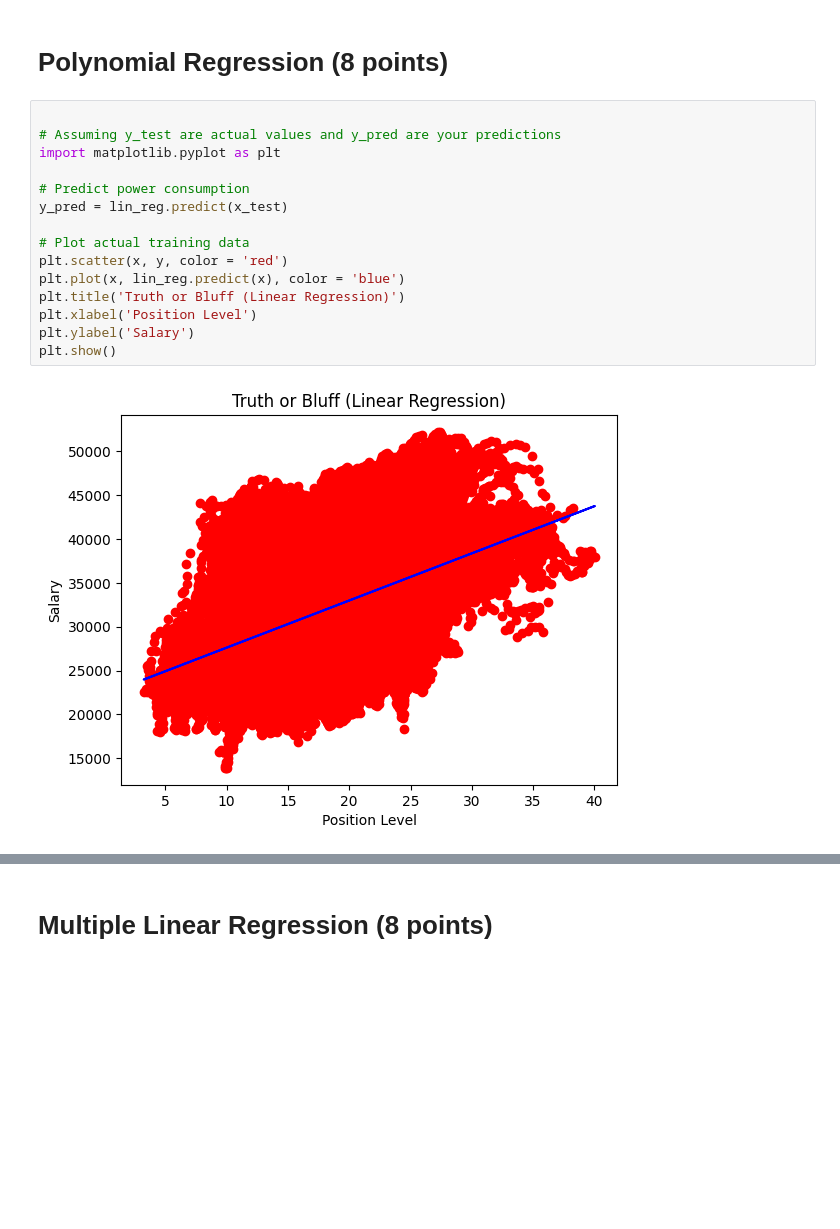
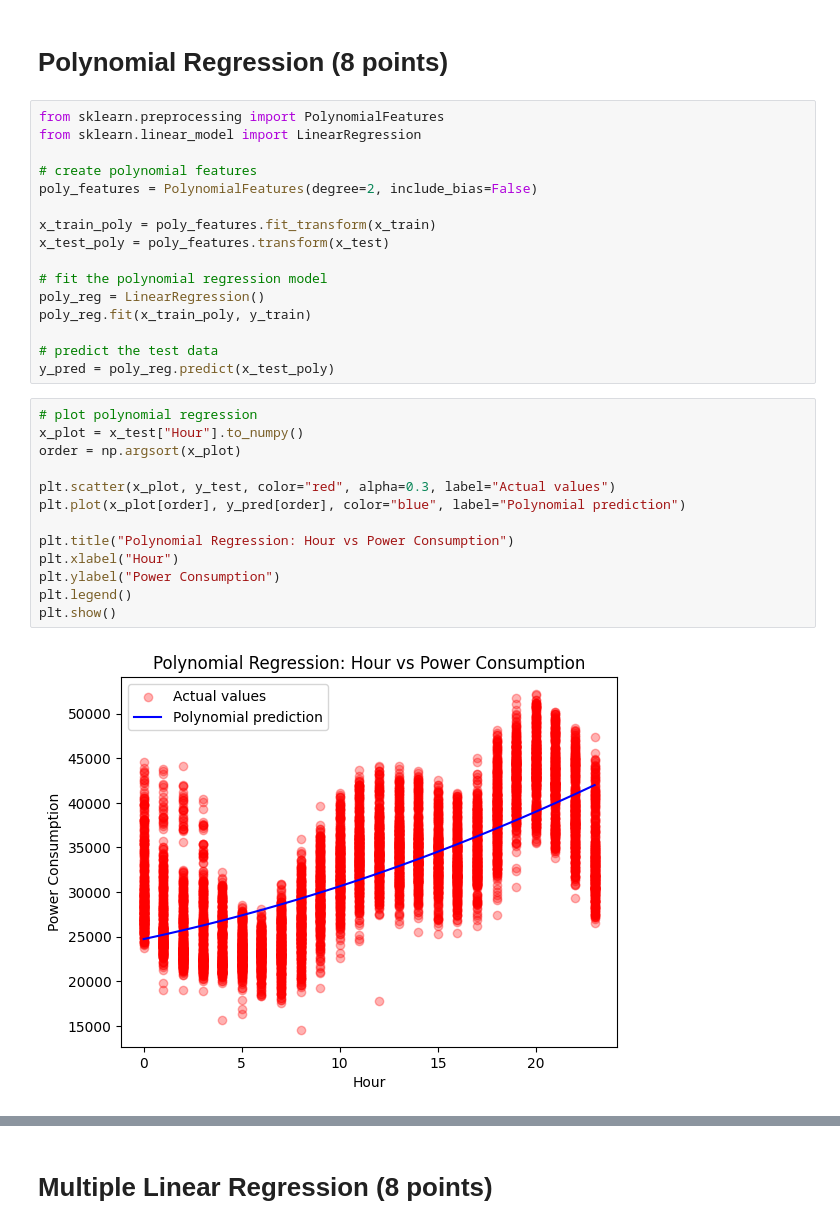
Before and after one commit to zeynepamac01/E221, a Jupyter notebook: hw4/Assignment4_ZeynepAmac.ipynb, the cells around one changed output, grey strips where cells are left out. Cells and saved outputs as stored; diff of their text form; blank space fills up the shorter version.

```diff
--- a/hw4/Assignment4_ZeynepAmac.ipynb
+++ b/hw4/Assignment4_ZeynepAmac.ipynb
@@ -145,19 +188,33 @@ plt.show()
 # %% [markdown]
 # **Polynomial Regression (8 points)**
-# %%
-
-# Assuming y_test are actual values and y_pred are your predictions
-import matplotlib.pyplot as plt
-
-# Predict power consumption
-y_pred = lin_reg.predict(x_test)
-
-# Plot actual training data
-plt.scatter(x, y, color = 'red')
-plt.plot(x, lin_reg.predict(x), color = 'blue')
-plt.title('Truth or Bluff (Linear Regression)')
-plt.xlabel('Position Level')
-plt.ylabel('Salary')
-plt.show()
-# %% [output]
-[figure, removed]
+# %%
+from sklearn.preprocessing import PolynomialFeatures
+from sklearn.linear_model import LinearRegression
+
+# create polynomial features
+poly_features = PolynomialFeatures(degree=2, include_bias=False)
+
+x_train_poly = poly_features.fit_transform(x_train)
+x_test_poly = poly_features.transform(x_test)
+
+# fit the polynomial regression model
+poly_reg = LinearRegression()
+poly_reg.fit(x_train_poly, y_train)
+
+# predict the test data
+y_pred = poly_reg.predict(x_test_poly)
+# %%
+# plot polynomial regression
+x_plot = x_test["Hour"].to_numpy()
+order = np.argsort(x_plot)
+
+plt.scatter(x_plot, y_test, color="red", alpha=0.3, label="Actual values")
+plt.plot(x_plot[order], y_pred[order], color="blue", label="Polynomial prediction")
+
+plt.title("Polynomial Regression: Hour vs Power Consumption")
+plt.xlabel("Hour")
+plt.ylabel("Power Consumption")
+plt.legend()
+plt.show()
+# %% [output]
+[figure, added]
```
Also changed, not shown: parts of 16 cells of this notebook.
